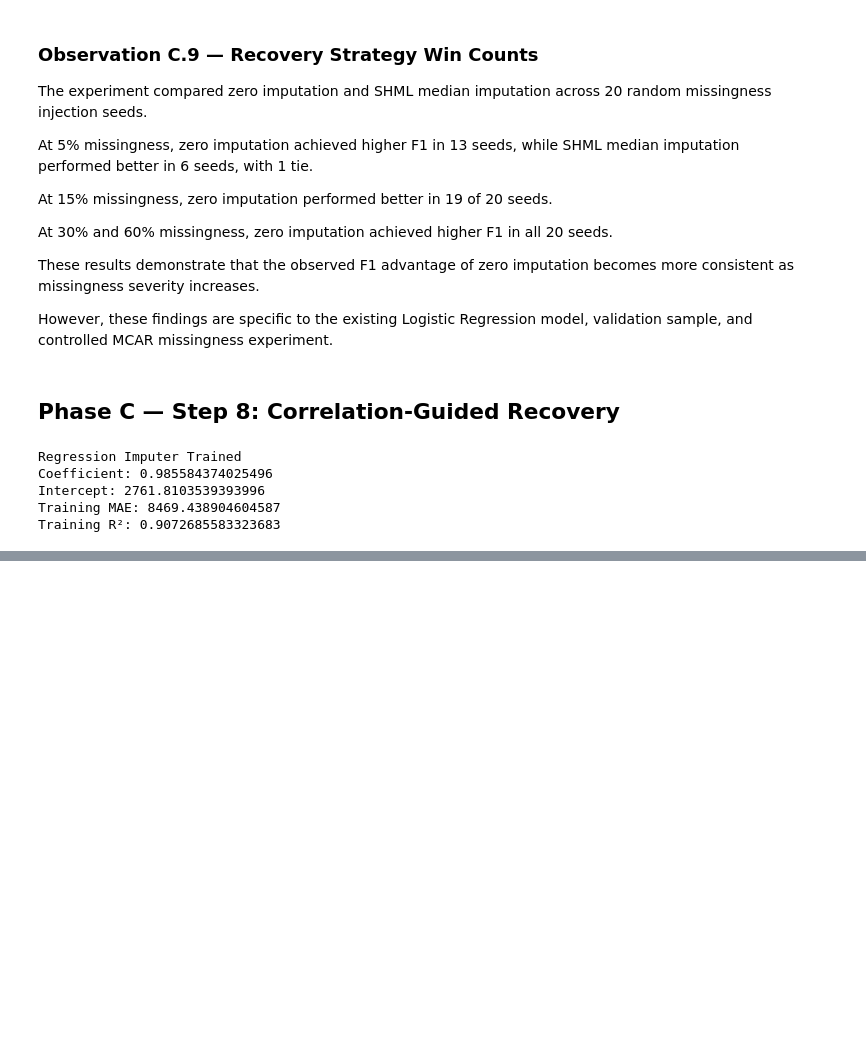
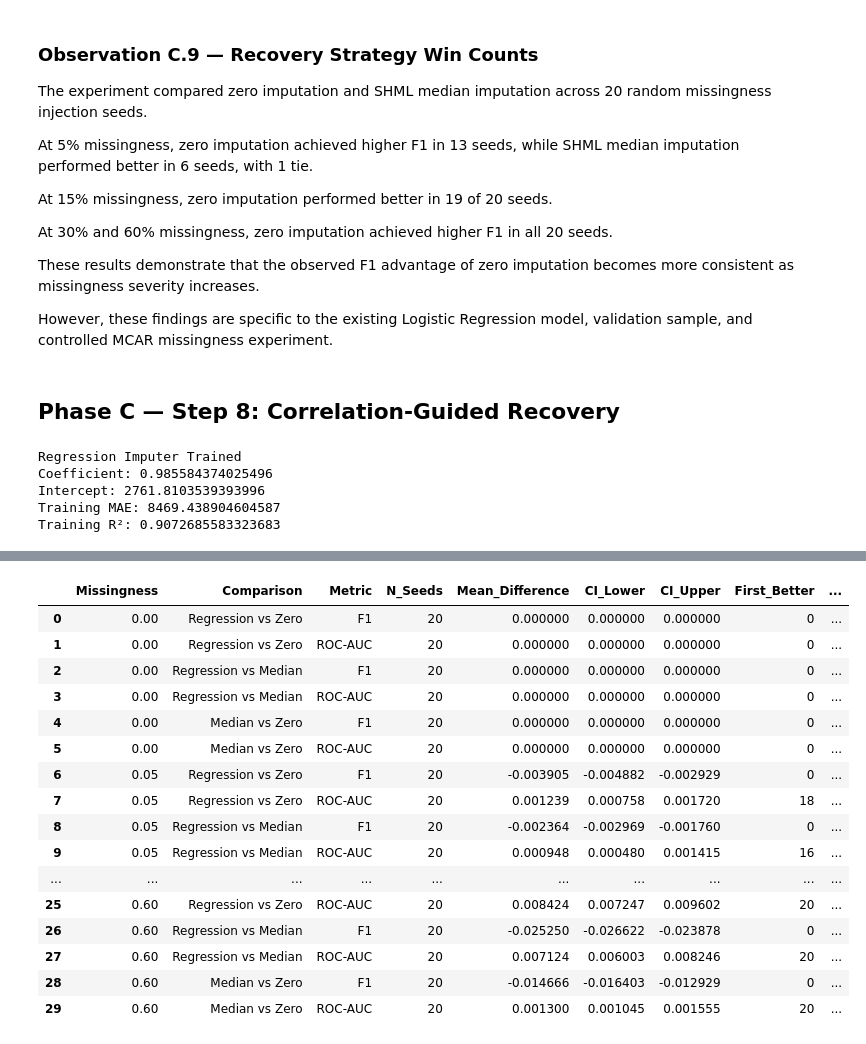
Before and after one commit to divyakapoor23/SHML, a Jupyter notebook: research/bill_amt1/02_recovery_experiments.ipynb, the cells around one changed output, grey strips where cells are left out. Saved outputs shown, nothing was run; the diff lists cells and outputs as text; code cells hidden in the pictures; blank space fills up the shorter version.

```diff
--- a/research/bill_amt1/02_recovery_experiments.ipynb
+++ b/research/bill_amt1/02_recovery_experiments.ipynb
@@ -1002,0 +1157,97 @@ assert X_regression.loc[
+# %%
+
+# Phase C — Step 9A
+# Paired comparison across three recovery strategies
+
+import numpy as np
+import pandas as pd
+from scipy import stats
+
+comparisons = {
+    "Regression vs Zero": {
+        "F1": ("Regression_F1", "Zero_F1"),
+        "ROC-AUC": ("Regression_AUC", "Zero_ROC_AUC")
+    },
+    "Regression vs Median": {
+        "F1": ("Regression_F1", "SHML_F1"),
+        "ROC-AUC": ("Regression_AUC", "SHML_ROC_AUC")
+    },
+    "Median vs Zero": {
+        "F1": ("SHML_F1", "Zero_F1"),
+        "ROC-AUC": ("SHML_ROC_AUC", "Zero_ROC_AUC")
+    }
+}
+
+evaluation_results = []
+
+for rate, group in all_strategies_df.groupby("Missingness"):
+
+    group = group.sort_values("Seed")
+
+    for comparison_name, metrics in comparisons.items():
+
+        for metric_name, (first, second) in metrics.items():
+
+            differences = (
+                group[first] - group[second]
+            ).to_numpy()
+
+            n = len(differences)
+            mean_diff = differences.mean()
+            sd = differences.std(ddof=1)
+
+            if np.isclose(sd, 0):
+                lower = mean_diff
+                upper = mean_diff
+            else:
+                se = sd / np.sqrt(n)
+                margin = stats.t.ppf(
+                    0.975, df=n - 1
+                ) * se
+
+                lower = mean_diff - margin
+                upper = mean_diff + margin
+
+            evaluation_results.append({
+                "Missingness": rate,
+                "Comparison": comparison_name,
+                "Metric": metric_name,
+                "N_Seeds": n,
+                "Mean_Difference": mean_diff,
+                "CI_Lower": lower,
+                "CI_Upper": upper,
+                "First_Better": int(
+                    (differences > 0).sum()
+                ),
+                "Second_Better": int(
+                    (differences < 0).sum()
+                ),
+                "Ties": int(
+                    (differences == 0).sum()
+                )
+            })
+
+evaluation_df = pd.DataFrame(evaluation_results)
+
+assert len(evaluation_df) == 30
+assert evaluation_df["N_Seeds"].eq(20).all()
+
+display(evaluation_df.round(6))
+# %% [output]
+|  | Missingness | Comparison | Metric | N_Seeds | Mean_Difference | CI_Lower | CI_Upper | First_Better | ... |
+| 0 | 0.00 | Regression vs Zero | F1 | 20 | 0.000000 | 0.000000 | 0.000000 | 0 | ... |
+| 1 | 0.00 | Regression vs Zero | ROC-AUC | 20 | 0.000000 | 0.000000 | 0.000000 | 0 | ... |
+| 2 | 0.00 | Regression vs Median | F1 | 20 | 0.000000 | 0.000000 | 0.000000 | 0 | ... |
+| 3 | 0.00 | Regression vs Median | ROC-AUC | 20 | 0.000000 | 0.000000 | 0.000000 | 0 | ... |
+| 4 | 0.00 | Median vs Zero | F1 | 20 | 0.000000 | 0.000000 | 0.000000 | 0 | ... |
+| 5 | 0.00 | Median vs Zero | ROC-AUC | 20 | 0.000000 | 0.000000 | 0.000000 | 0 | ... |
+| 6 | 0.05 | Regression vs Zero | F1 | 20 | -0.003905 | -0.004882 | -0.002929 | 0 | ... |
+| 7 | 0.05 | Regression vs Zero | ROC-AUC | 20 | 0.001239 | 0.000758 | 0.001720 | 18 | ... |
+| 8 | 0.05 | Regression vs Median | F1 | 20 | -0.002364 | -0.002969 | -0.001760 | 0 | ... |
+| 9 | 0.05 | Regression vs Median | ROC-AUC | 20 | 0.000948 | 0.000480 | 0.001415 | 16 | ... |
+| ... | ... | ... | ... | ... | ... | ... | ... | ... | ... |
+| 25 | 0.60 | Regression vs Zero | ROC-AUC | 20 | 0.008424 | 0.007247 | 0.009602 | 20 | ... |
+| 26 | 0.60 | Regression vs Median | F1 | 20 | -0.025250 | -0.026622 | -0.023878 | 0 | ... |
+| 27 | 0.60 | Regression vs Median | ROC-AUC | 20 | 0.007124 | 0.006003 | 0.008246 | 20 | ... |
+| 28 | 0.60 | Median vs Zero | F1 | 20 | -0.014666 | -0.016403 | -0.012929 | 0 | ... |
+| 29 | 0.60 | Median vs Zero | ROC-AUC | 20 | 0.001300 | 0.001045 | 0.001555 | 20 | ... |
```
Also changed, not shown: parts of 12 cells of this notebook.
